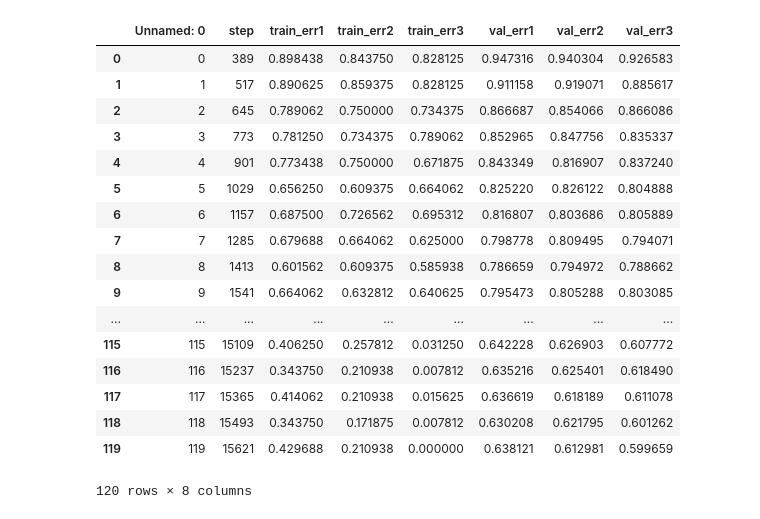
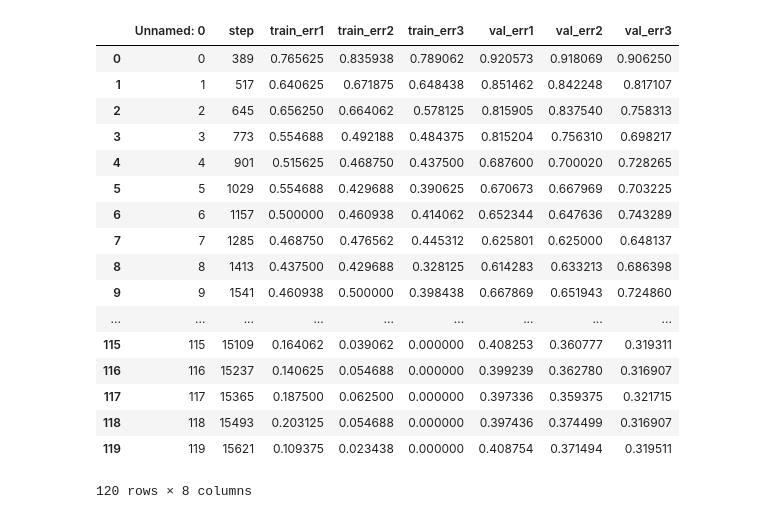
Before and after one commit to fredrickang/Nestedwrn, a Jupyter notebook: Untitled.ipynb, the cells around one changed output. Saved outputs shown, nothing was run; the diff lists cells and outputs as text; code cells hidden in the pictures.

```diff
--- a/Untitled.ipynb
+++ b/Untitled.ipynb
@@ -4,28 +4,28 @@ import numpy as np
 import pandas as pd
 import matplotlib.pyplot as plt
 # %%
-log_path = 'logs_test_0/test_0_error.csv'
+log_path = 'logs_test_01/test_01_error.csv'
 
 data = pd.read_csv(log_path)
 data
 # %% [output]
 |  | Unnamed: 0 | step | train_err1 | train_err2 | train_err3 | val_err1 | val_err2 | val_err3 |
-| 0 | 0 | 389 | 0.898438 | 0.843750 | 0.828125 | 0.947316 | 0.940304 | 0.926583 |
-| 1 | 1 | 517 | 0.890625 | 0.859375 | 0.828125 | 0.911158 | 0.919071 | 0.885617 |
-| 2 | 2 | 645 | 0.789062 | 0.750000 | 0.734375 | 0.866687 | 0.854066 | 0.866086 |
-| 3 | 3 | 773 | 0.781250 | 0.734375 | 0.789062 | 0.852965 | 0.847756 | 0.835337 |
-| 4 | 4 | 901 | 0.773438 | 0.750000 | 0.671875 | 0.843349 | 0.816907 | 0.837240 |
-| 5 | 5 | 1029 | 0.656250 | 0.609375 | 0.664062 | 0.825220 | 0.826122 | 0.804888 |
-| 6 | 6 | 1157 | 0.687500 | 0.726562 | 0.695312 | 0.816807 | 0.803686 | 0.805889 |
-| 7 | 7 | 1285 | 0.679688 | 0.664062 | 0.625000 | 0.798778 | 0.809495 | 0.794071 |
-| 8 | 8 | 1413 | 0.601562 | 0.609375 | 0.585938 | 0.786659 | 0.794972 | 0.788662 |
-| 9 | 9 | 1541 | 0.664062 | 0.632812 | 0.640625 | 0.795473 | 0.805288 | 0.803085 |
+| 0 | 0 | 389 | 0.765625 | 0.835938 | 0.789062 | 0.920573 | 0.918069 | 0.906250 |
+| 1 | 1 | 517 | 0.640625 | 0.671875 | 0.648438 | 0.851462 | 0.842248 | 0.817107 |
+| 2 | 2 | 645 | 0.656250 | 0.664062 | 0.578125 | 0.815905 | 0.837540 | 0.758313 |
+| 3 | 3 | 773 | 0.554688 | 0.492188 | 0.484375 | 0.815204 | 0.756310 | 0.698217 |
+| 4 | 4 | 901 | 0.515625 | 0.468750 | 0.437500 | 0.687600 | 0.700020 | 0.728265 |
+| 5 | 5 | 1029 | 0.554688 | 0.429688 | 0.390625 | 0.670673 | 0.667969 | 0.703225 |
+| 6 | 6 | 1157 | 0.500000 | 0.460938 | 0.414062 | 0.652344 | 0.647636 | 0.743289 |
+| 7 | 7 | 1285 | 0.468750 | 0.476562 | 0.445312 | 0.625801 | 0.625000 | 0.648137 |
+| 8 | 8 | 1413 | 0.437500 | 0.429688 | 0.328125 | 0.614283 | 0.633213 | 0.686398 |
+| 9 | 9 | 1541 | 0.460938 | 0.500000 | 0.398438 | 0.667869 | 0.651943 | 0.724860 |
 | ... | ... | ... | ... | ... | ... | ... | ... | ... |
-| 115 | 115 | 15109 | 0.406250 | 0.257812 | 0.031250 | 0.642228 | 0.626903 | 0.607772 |
-| 116 | 116 | 15237 | 0.343750 | 0.210938 | 0.007812 | 0.635216 | 0.625401 | 0.618490 |
-| 117 | 117 | 15365 | 0.414062 | 0.210938 | 0.015625 | 0.636619 | 0.618189 | 0.611078 |
-| 118 | 118 | 15493 | 0.343750 | 0.171875 | 0.007812 | 0.630208 | 0.621795 | 0.601262 |
-| 119 | 119 | 15621 | 0.429688 | 0.210938 | 0.000000 | 0.638121 | 0.612981 | 0.599659 |
+| 115 | 115 | 15109 | 0.164062 | 0.039062 | 0.000000 | 0.408253 | 0.360777 | 0.319311 |
+| 116 | 116 | 15237 | 0.140625 | 0.054688 | 0.000000 | 0.399239 | 0.362780 | 0.316907 |
+| 117 | 117 | 15365 | 0.187500 | 0.062500 | 0.000000 | 0.397336 | 0.359375 | 0.321715 |
+| 118 | 118 | 15493 | 0.203125 | 0.054688 | 0.000000 | 0.397436 | 0.374499 | 0.316907 |
+| 119 | 119 | 15621 | 0.109375 | 0.023438 | 0.000000 | 0.408754 | 0.371494 | 0.319511 |
 120 rows × 8 columns
 # %%
 plt.figure()
```
Also changed, not shown: parts of 2 cells of this notebook, 2 other files.
